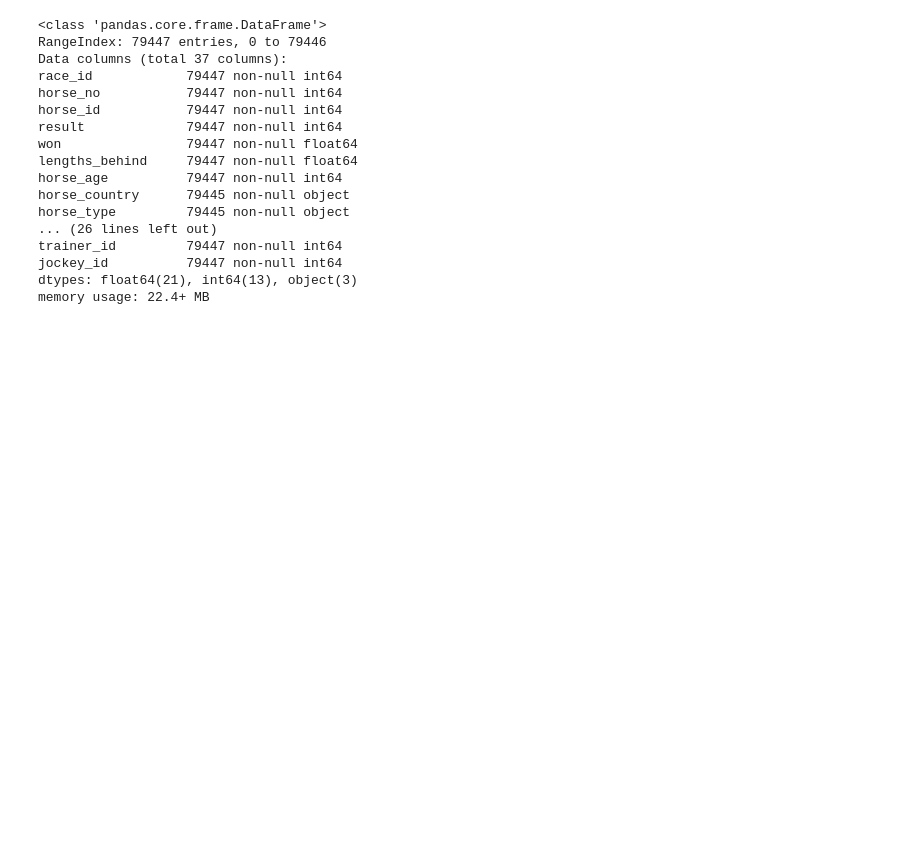
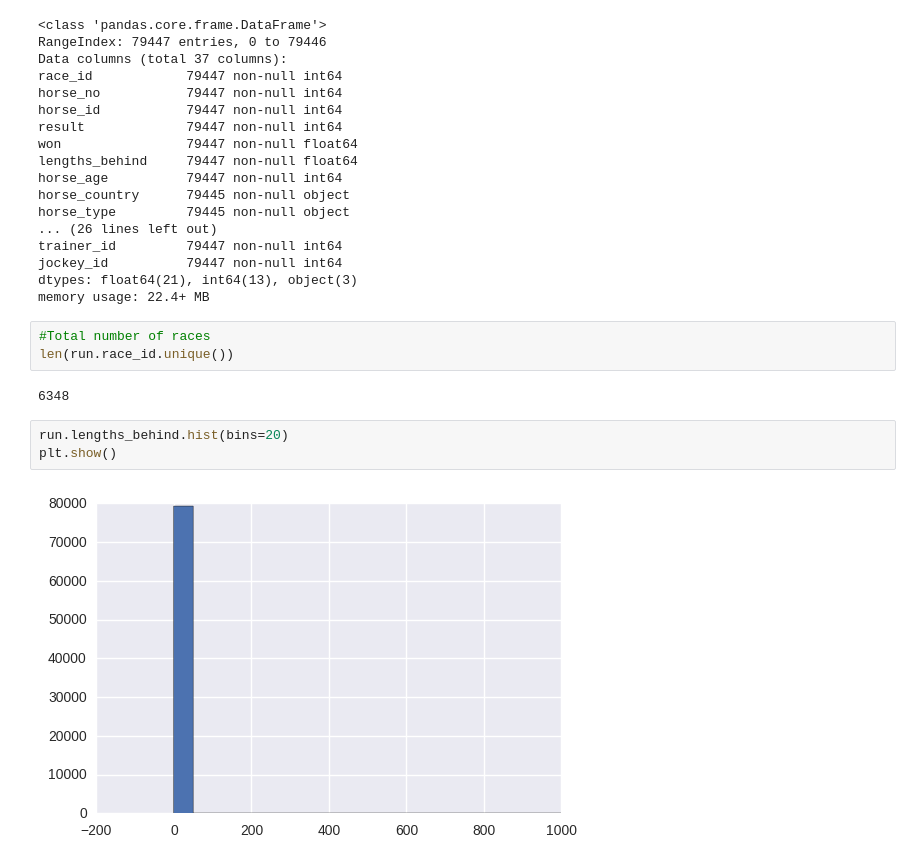
Before and after one commit to ricky-return42/horserace, a Jupyter notebook: Runs_EDA.ipynb, the cells around one changed output. Saved outputs shown, nothing was run; the diff lists cells and outputs as text; blank space fills up the shorter version.

Commit message:
Anamoly analysis on lengths_behind

```diff
--- a/Runs_EDA.ipynb
+++ b/Runs_EDA.ipynb
@@ -32,3 +40,13 @@ trainer_id         79447 non-null int64
 jockey_id          79447 non-null int64
 dtypes: float64(21), int64(13), object(3)
 memory usage: 22.4+ MB
+# %%
+#Total number of races
+len(run.race_id.unique())
+# %% [output]
+6348
+# %%
+run.lengths_behind.hist(bins=20)
+plt.show()
+# %% [output]
+[figure, added]
```
Also changed, not shown: parts of 15 cells of this notebook, 1 other file.
